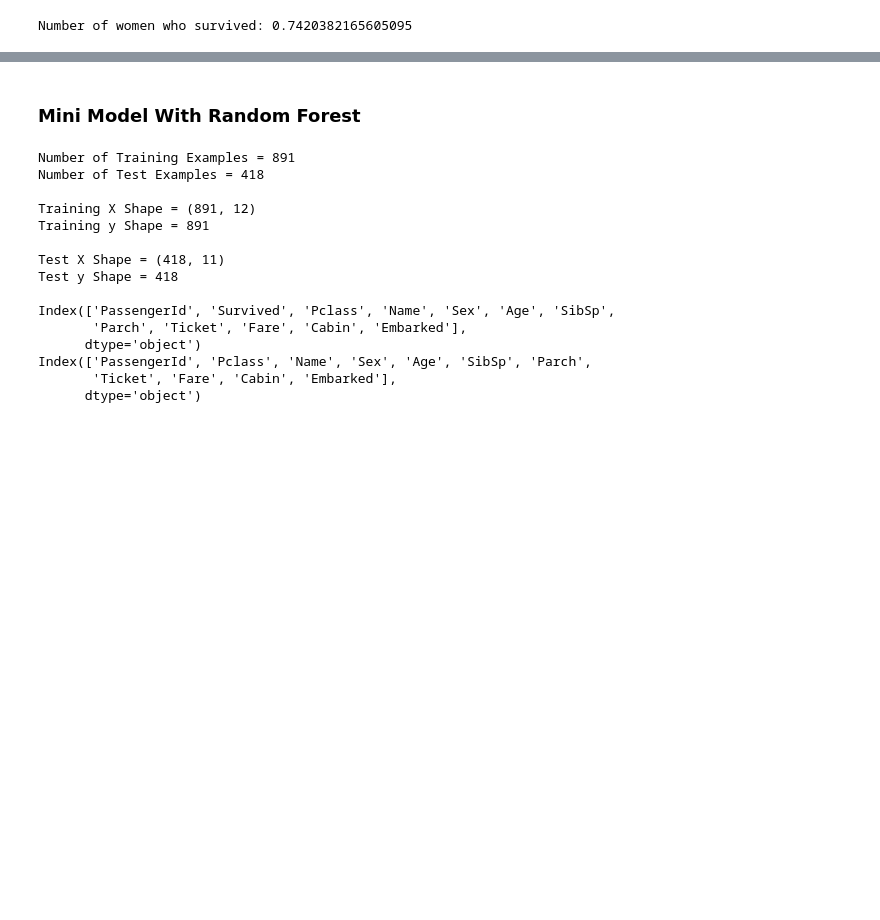
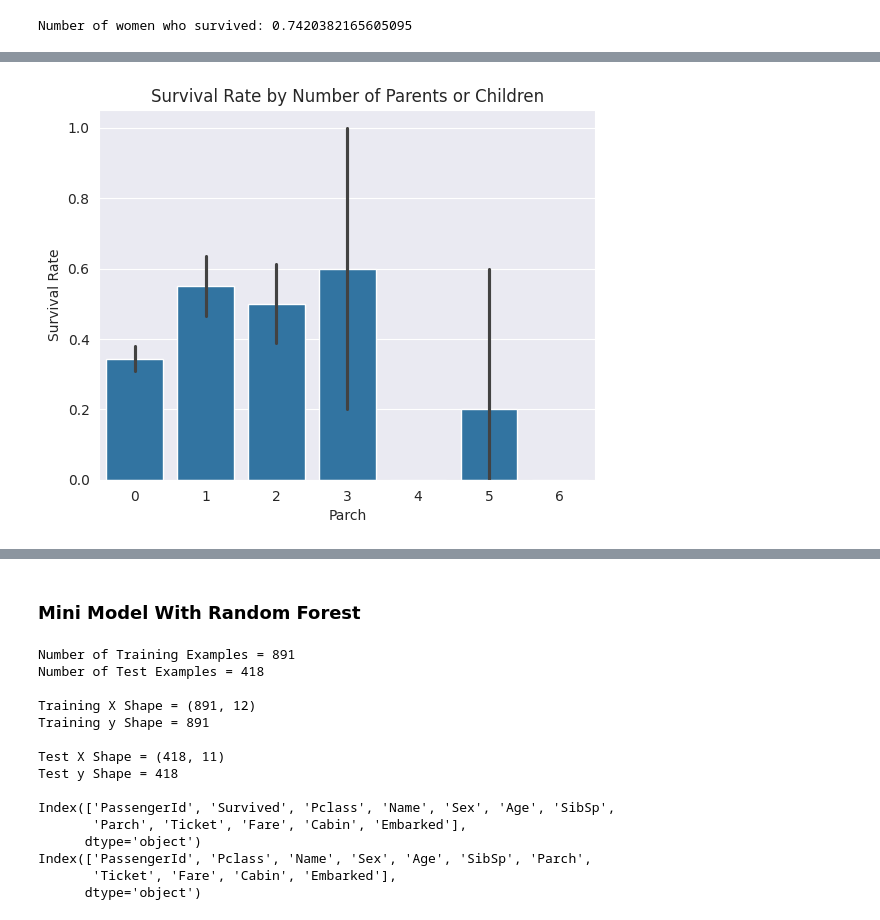
Before and after one commit to MicaKil/ia2, a Jupyter notebook: 04_deep-learning/U4_TP2.ipynb, the cells around one changed output, grey strips where cells are left out. Drawn from its saved outputs; the diff is of its cells as text; code cells hidden in the pictures; blank space fills up the shorter version.

```diff
--- a/04_deep-learning/U4_TP2.ipynb
+++ b/04_deep-learning/U4_TP2.ipynb
@@ -101,0 +156,10 @@ Number of women who survived: 0.7420382165605095
+# %%
+sns.barplot(x='Parch', y='Survived', data=df_train)
+
+plt.title('Survival Rate by Number of Parents or Children')
+plt.xlabel('Parch')
+plt.ylabel('Survival Rate')
+
+plt.show()
+# %% [output]
+[figure, added]
```
Also changed, not shown: parts of 17 cells of this notebook.
